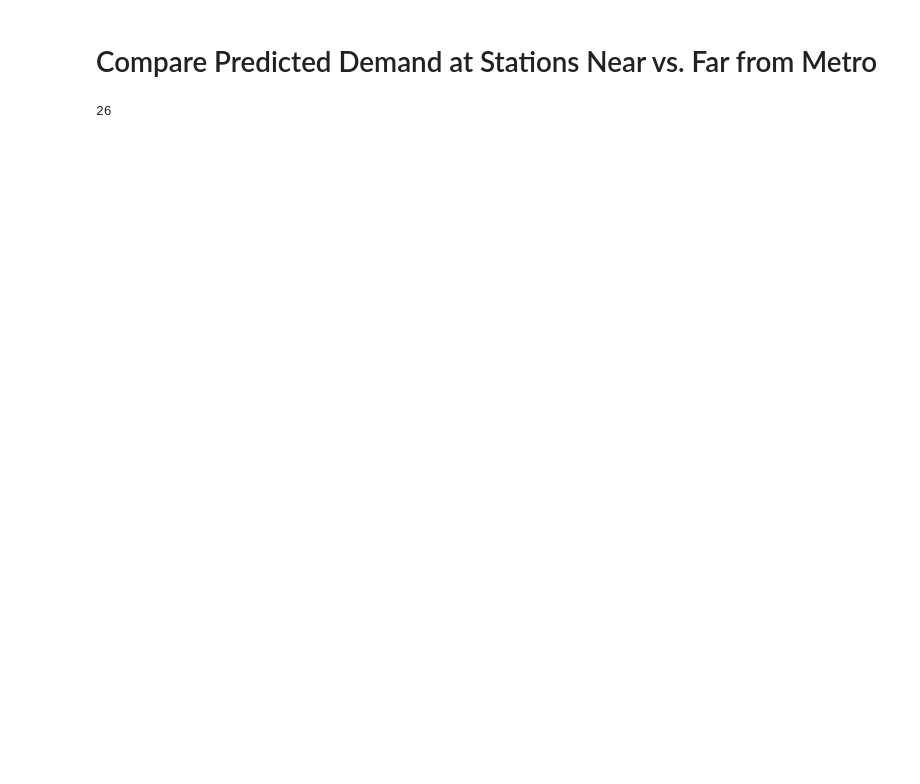
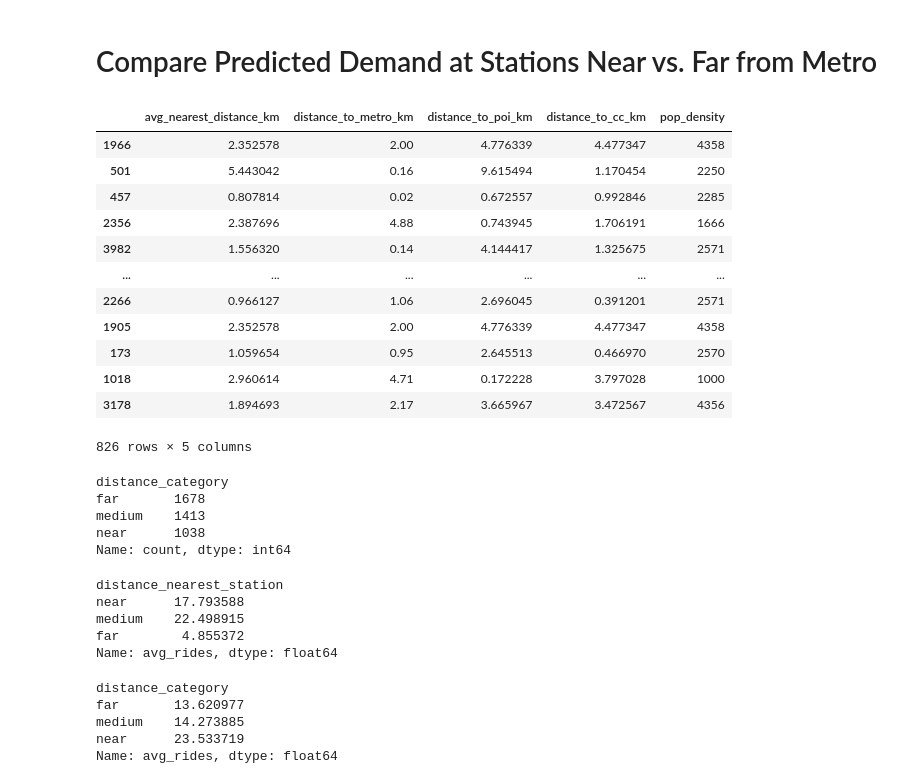
Before and after one commit to pabs-llama/projects, a Jupyter notebook: project_3_ capitalbikeshare/linear_regression_pg.ipynb, the cells around one changed output. Drawn from its saved outputs; the diff is of its cells as text; code cells hidden in the pictures; blank space fills up the shorter version.

```diff
--- a/project_3_ capitalbikeshare/linear_regression_pg.ipynb
+++ b/project_3_ capitalbikeshare/linear_regression_pg.ipynb
@@ -1654,16 +1722,69 @@ top_stations
 # # make it categorical and assign it an order
 # stations_predictions["distance_category"] = pd.Categorical(stations_predictions["distance_category"],
 # categories=["near", "medium", "far"])
+# %%
+X_test["distance_to_metro_km"]= round(X_test["distance_to_metro_km"],2)
+# %%
+X_test
+# %% [output]
+|  | avg_nearest_distance_km | distance_to_metro_km | distance_to_poi_km | distance_to_cc_km | pop_density |
+| 1966 | 2.352578 | 2.00 | 4.776339 | 4.477347 | 4358 |
+| 501 | 5.443042 | 0.16 | 9.615494 | 1.170454 | 2250 |
+| 457 | 0.807814 | 0.02 | 0.672557 | 0.992846 | 2285 |
+| 2356 | 2.387696 | 4.88 | 0.743945 | 1.706191 | 1666 |
+| 3982 | 1.556320 | 0.14 | 4.144417 | 1.325675 | 2571 |
+| ... | ... | ... | ... | ... | ... |
+| 2266 | 0.966127 | 1.06 | 2.696045 | 0.391201 | 2571 |
+| 1905 | 2.352578 | 2.00 | 4.776339 | 4.477347 | 4358 |
+| 173 | 1.059654 | 0.95 | 2.645513 | 0.466970 | 2570 |
+| 1018 | 2.960614 | 4.71 | 0.172228 | 3.797028 | 1000 |
+| 3178 | 1.894693 | 2.17 | 3.665967 | 3.472567 | 4356 |
+826 rows × 5 columns
 # %%
 # Add a distance category column
-stations_predictions["distance_category"] = pd.cut(
-    X_test["distance_to_metro_km"],  # Make sure this column exists in X_test
-    bins=[0.0, 1.5, 3.0, np.inf],
-    labels=["near", "medium", "far"]
-)
+# stations_predictions["distance_category"] = pd.cut(
+#     X_test["distance_to_metro_km"],  # Make sure this column exists in X_test
+#     bins=[0.00, 1.50, 3.00, np.inf],
+#     labels=["near", "medium", "far"]
+# )
+
+
+# # Define conditions
+# conditions = [
+#     final_df["distance_to_metro_km"] < 0.5,  # Near (less than 500m)
+#     (final_df["distance_to_metro_km"] >= 0.5) & (final_df["distance_to_metro_km"] < 1.5),  # Medium (0.5-1.5km)
+#     final_df["distance_to_metro_km"] >= 1.5  # Far (more than 1.5km)
+# ]
+
+# # Define labels
+# categories = ["near", "medium", "far"]
+
+# # Assign categories
+# final_df["distance_category"] = np.select(conditions, categories, default="unknown")
+
+# # Check for NaNs
+# print(final_df["distance_category"].value_counts())
+# %% [output]
+distance_category
+far       1678
+medium    1413
+near      1038
+Name: count, dtype: int64
+# %%
+demand_by_distance_nearest_station = final_df.groupby("distance_nearest_station",observed=False)["avg_rides"].mean()
+demand_by_distance_nearest_station
+# %% [output]
+distance_nearest_station
+near      17.793588
+medium    22.498915
+far        4.855372
+Name: avg_rides, dtype: float64
 # %%
-demand_by_distance = stations_predictions.groupby("distance_category",observed=False)["predicted_rides"].mean()
+demand_by_distance_nearest_metro = final_df.groupby("distance_category",observed=False)["avg_rides"].mean()
+demand_by_distance_nearest_metro
+# %% [output]
+distance_category
+far       13.620977
+medium    14.273885
+near      23.533719
+Name: avg_rides, dtype: float64
-# %%
-len(stations_predictions)
-# %% [output]
-26
```
Also changed, not shown: parts of 63 cells of this notebook.
